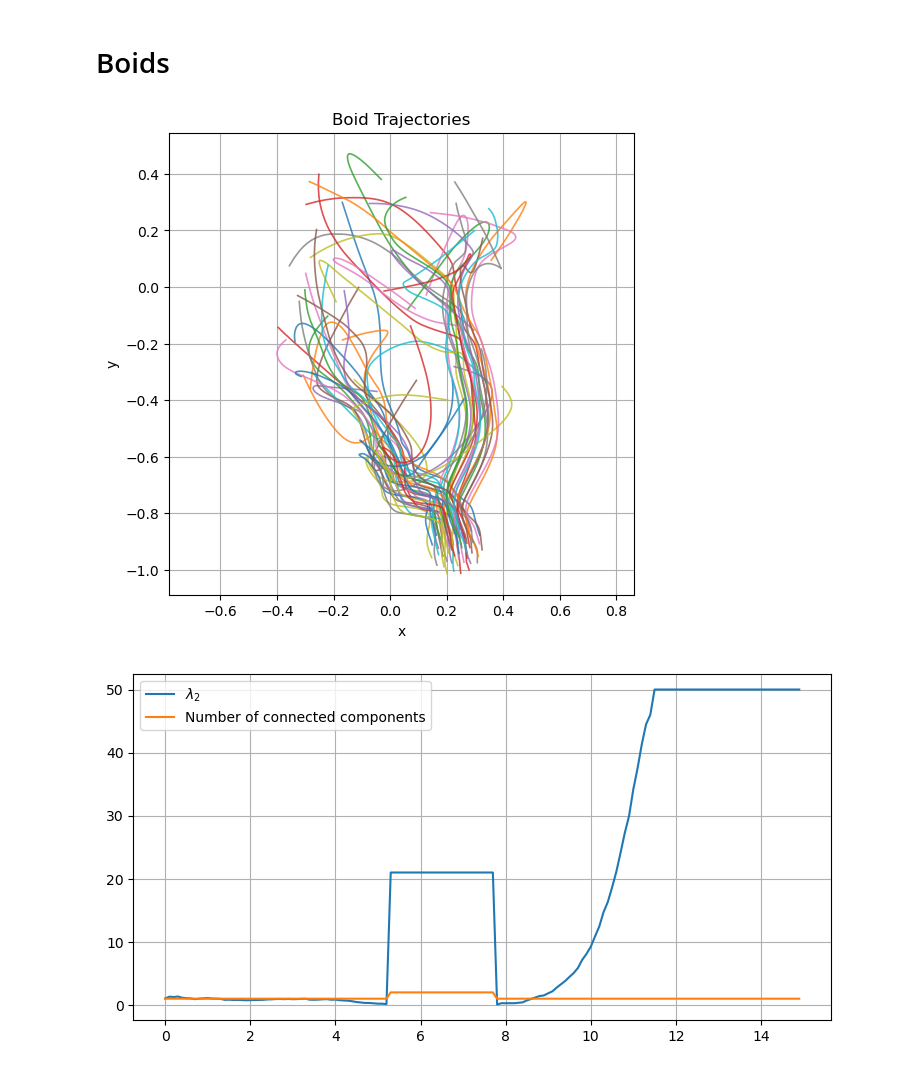
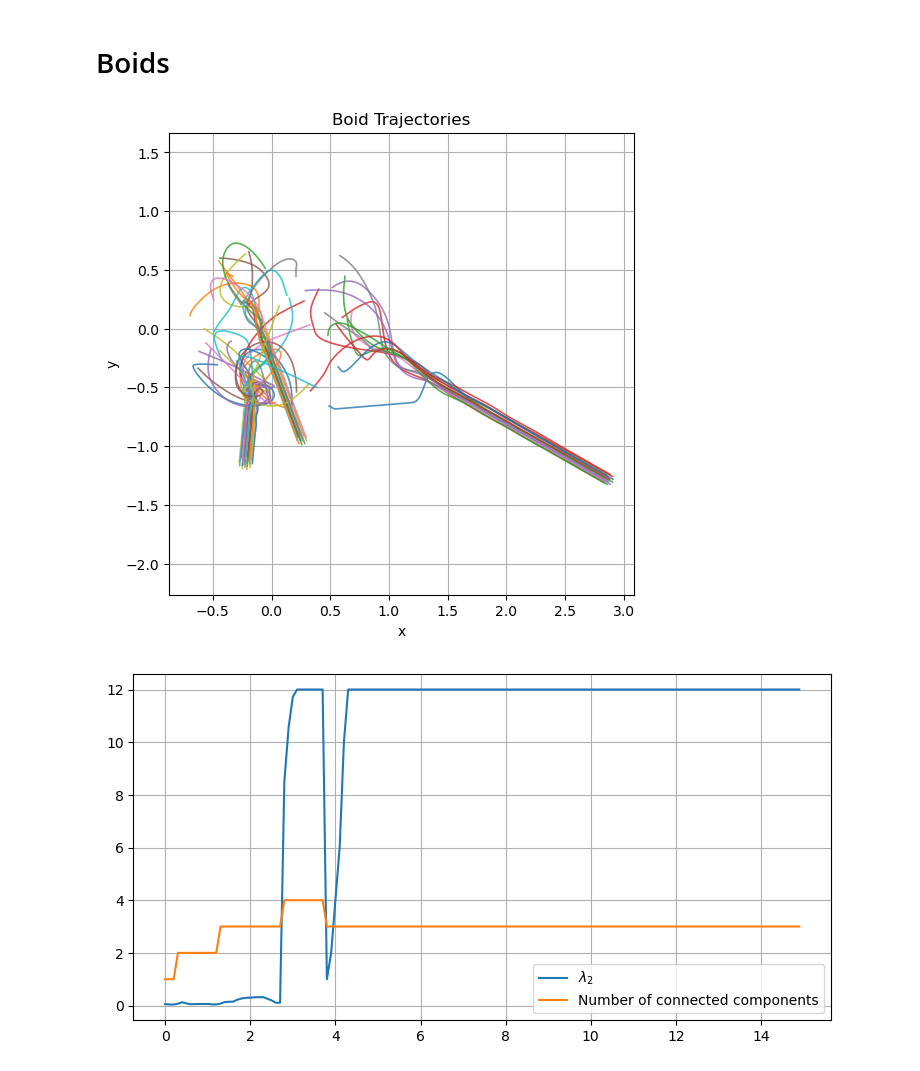
Before and after one commit to valentine-alia/MAE-6870, a Jupyter notebook: hw3/hw3_code_2.ipynb, the cells around one changed output. Saved outputs shown, nothing was run; the diff lists cells and outputs as text; code cells hidden in the pictures.

```diff
--- a/hw3/hw3_code_2.ipynb
+++ b/hw3/hw3_code_2.ipynb
@@ -82,21 +82,21 @@ def plot_boid_trajectories(sol, N):
     plt.show()
 # %%
 N = 50
-x = 0.4 * np.random.uniform(-1,1,(2*N,2))
+x = 0.7 * np.random.uniform(-1,1,(2*N,2))
 R = 0.3
 k_sep = 2
 k_ali = 1
-k_coh = 1
+k_coh = 2
 r0 = 0.05
 
 # integrate
 tspan = (0, 15)
 t_eval = np.arange(tspan[0], tspan[1], 0.1)
 sol = solve_ivp(f, tspan, x.flatten(), t_eval=t_eval)
 
 plot_boid_trajectories(sol,N)
 # %% [output]
-[figure, old version]
+[figure, new version]
 # %%
 def get_D_L(A):
     n = A.shape[1]
@@ -131,4 +131,4 @@ plt.legend()
 plt.grid()
 plt.show()
 # %% [output]
-[figure, old version]
+[figure, new version]
```
Also changed, not shown: parts of 11 cells of this notebook.
